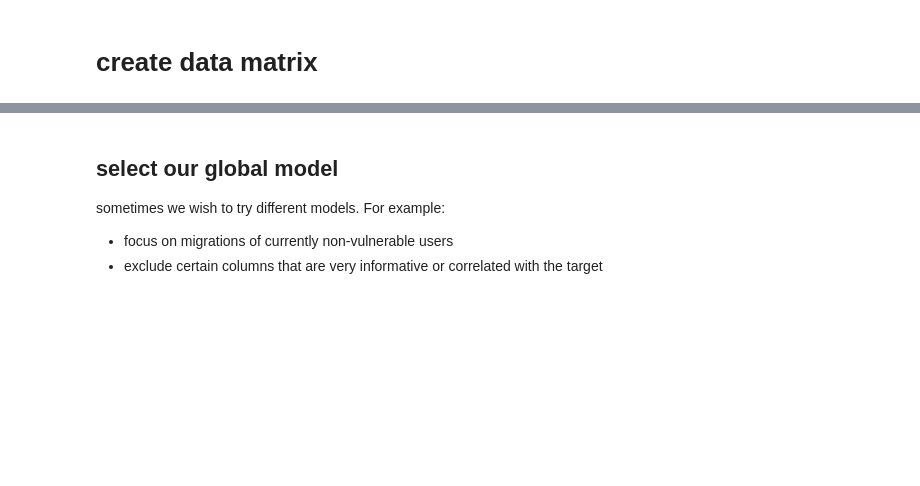
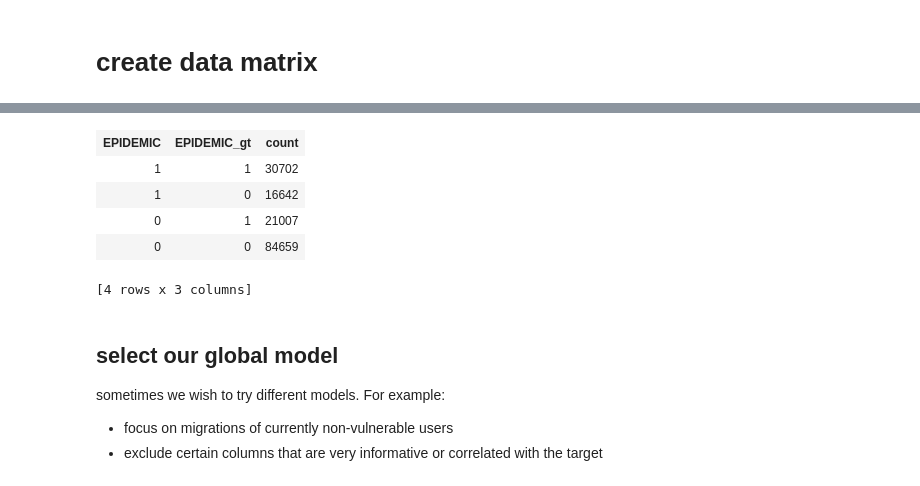
Before and after one commit to jdemonasterio/Tesis, a Jupyter notebook: mexico-scripts-ver2/sklearnClassifiers-mex.ipynb, the cells around one changed output, grey strips where cells are left out. Drawn from its saved outputs; the diff is of its cells as text; code cells hidden in the pictures; blank space fills up the shorter version.

```diff
--- a/mexico-scripts-ver2/sklearnClassifiers-mex.ipynb
+++ b/mexico-scripts-ver2/sklearnClassifiers-mex.ipynb
@@ -275,0 +302,9 @@ Name: EPIDEMIC_gt, dtype: float64
+# %%
+epidemic_transition
+# %% [output]
+| EPIDEMIC | EPIDEMIC_gt | count |
+| 1 | 1 | 30702 |
+| 1 | 0 | 16642 |
+| 0 | 1 | 21007 |
+| 0 | 0 | 84659 |
+[4 rows x 3 columns]
```
Also changed, not shown: parts of 27 cells of this notebook, 2 other files.
